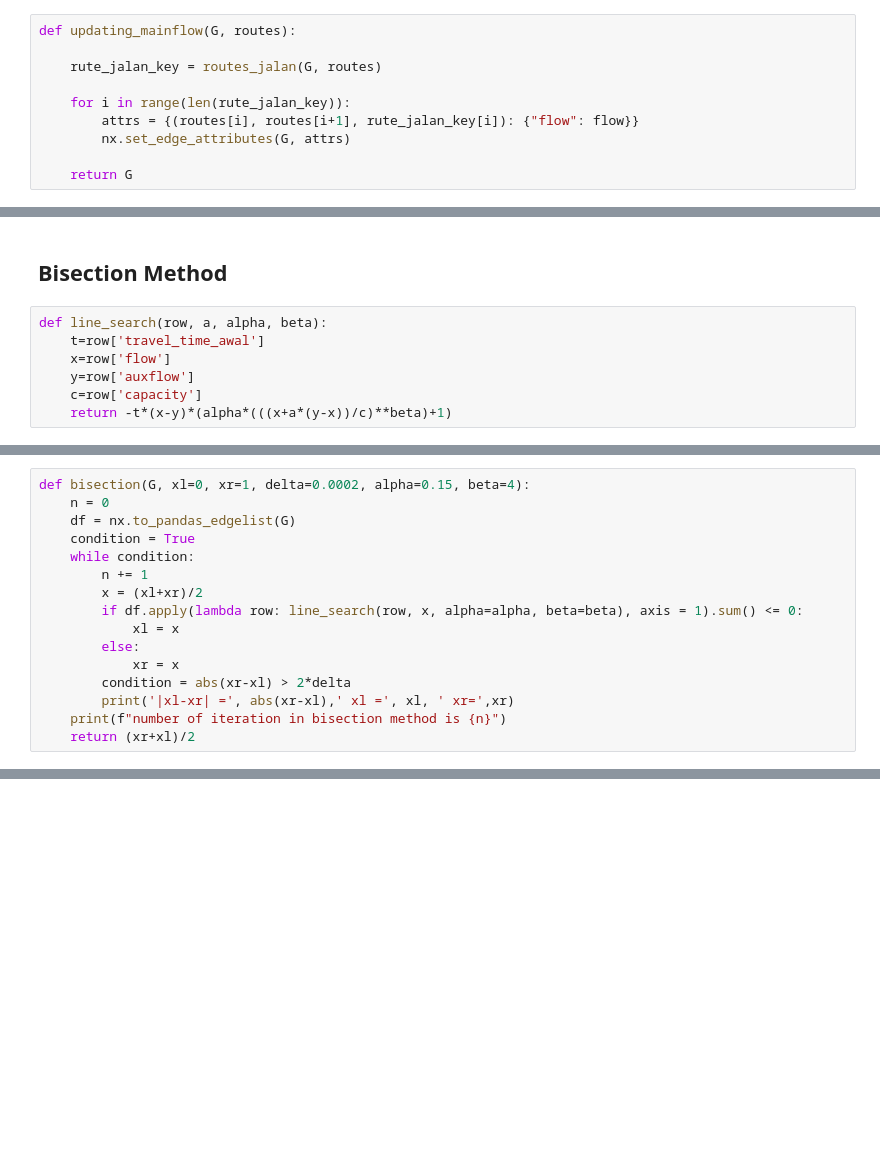
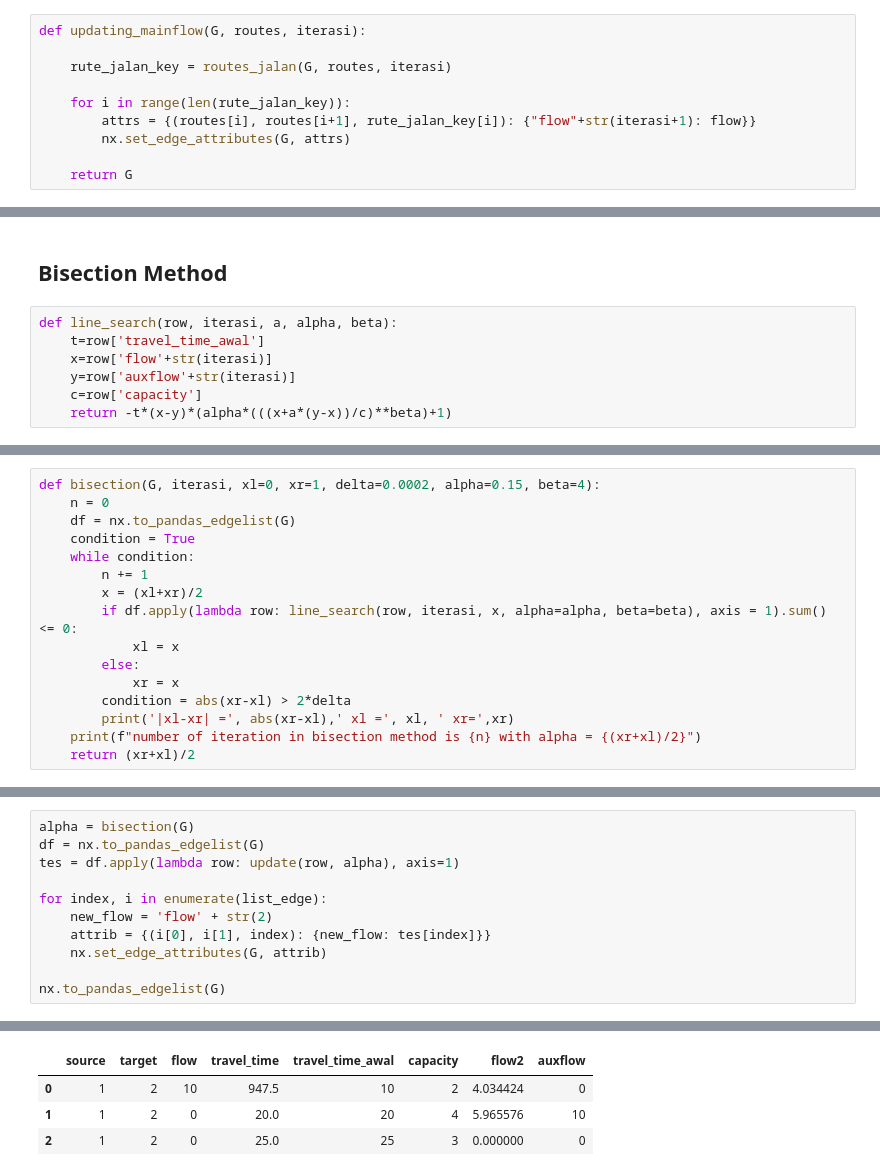
Before and after one commit to Ultios/traffix, a Jupyter notebook: notebook/contoh.ipynb, the cells around one changed output, grey strips where cells are left out. Cells and saved outputs as stored; diff of their text form; blank space fills up the shorter version.

```diff
--- a/notebook/contoh.ipynb
+++ b/notebook/contoh.ipynb
@@ -61,12 +78,12 @@ rute_jalan_key
 # %%
 nx.set_edge_attributes(G, values = 0, name='auxflow')
 # %%
-def updating_mainflow(G, routes):
+def updating_mainflow(G, routes, iterasi):
 
-    rute_jalan_key = routes_jalan(G, routes)
+    rute_jalan_key = routes_jalan(G, routes, iterasi)
 
     for i in range(len(rute_jalan_key)):
-        attrs = {(routes[i], routes[i+1], rute_jalan_key[i]): {"flow": flow}}
+        attrs = {(routes[i], routes[i+1], rute_jalan_key[i]): {"flow"+str(iterasi+1): flow}}
         nx.set_edge_attributes(G, attrs)
 
     return G
@@ -118,9 +161,9 @@ nx.to_pandas_edgelist(Gupdate)
 # %% [markdown]
 ## Bisection Method
 # %%
-def line_search(row, a, alpha, beta):
+def line_search(row, iterasi, a, alpha, beta):
     t=row['travel_time_awal']
-    x=row['flow']
-    y=row['auxflow']
+    x=row['flow'+str(iterasi)]
+    y=row['auxflow'+str(iterasi)]
     c=row['capacity']
     return -t*(x-y)*(alpha*(((x+a*(y-x))/c)**beta)+1)
@@ -127,18 +173,18 @@ def line_search(row, a, alpha, beta):
 # %%
-def bisection(G, xl=0, xr=1, delta=0.0002, alpha=0.15, beta=4):
+def bisection(G, iterasi, xl=0, xr=1, delta=0.0002, alpha=0.15, beta=4):
     n = 0
     df = nx.to_pandas_edgelist(G)
     condition = True
     while condition:
         n += 1
         x = (xl+xr)/2
-        if df.apply(lambda row: line_search(row, x, alpha=alpha, beta=beta), axis = 1).sum() <= 0:
+        if df.apply(lambda row: line_search(row, iterasi, x, alpha=alpha, beta=beta), axis = 1).sum() <= 0:
             xl = x
         else:
             xr = x
         condition = abs(xr-xl) > 2*delta
         print('|xl-xr| =', abs(xr-xl),' xl =', xl, ' xr=',xr)
-    print(f"number of iteration in bisection method is {n}")
+    print(f"number of iteration in bisection method is {n} with alpha = {(xr+xl)/2}")
     return (xr+xl)/2
 # %%
 nx.to_pandas_edgelist(G)
@@ -146,0 +213,12 @@ bisection(G)
+# %%
+alpha = bisection(G)
+df = nx.to_pandas_edgelist(G)
+tes = df.apply(lambda row: update(row, alpha), axis=1)
+
+for index, i in enumerate(list_edge):
+    new_flow = 'flow' + str(2)
+    attrib = {(i[0], i[1], index): {new_flow: tes[index]}}
+    nx.set_edge_attributes(G, attrib)
+
+nx.to_pandas_edgelist(G)
+# %% [output]
@@ -146,0 +238,4 @@ bisection(G)
+|  | source | target | flow | travel_time | travel_time_awal | capacity | flow2 | auxflow |
+| 0 | 1 | 2 | 10 | 947.5 | 10 | 2 | 4.034424 | 0 |
+| 1 | 1 | 2 | 0 | 20.0 | 20 | 4 | 5.965576 | 10 |
+| 2 | 1 | 2 | 0 | 25.0 | 25 | 3 | 0.000000 | 0 |
```
Also changed, not shown: parts of 22 cells of this notebook, 1 other file.
